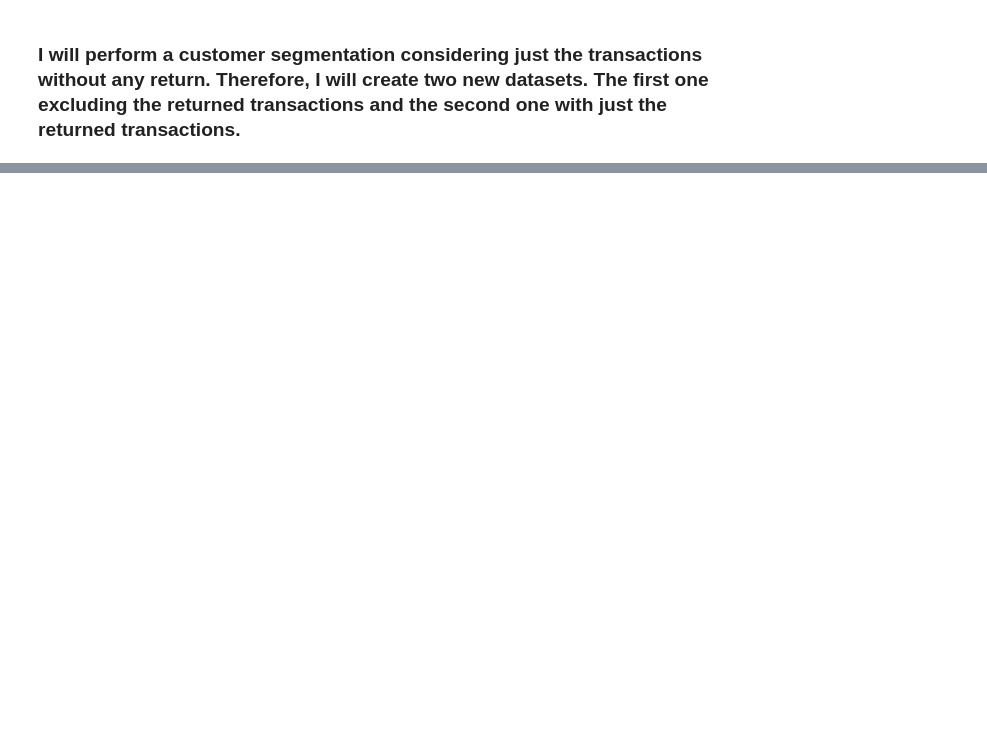
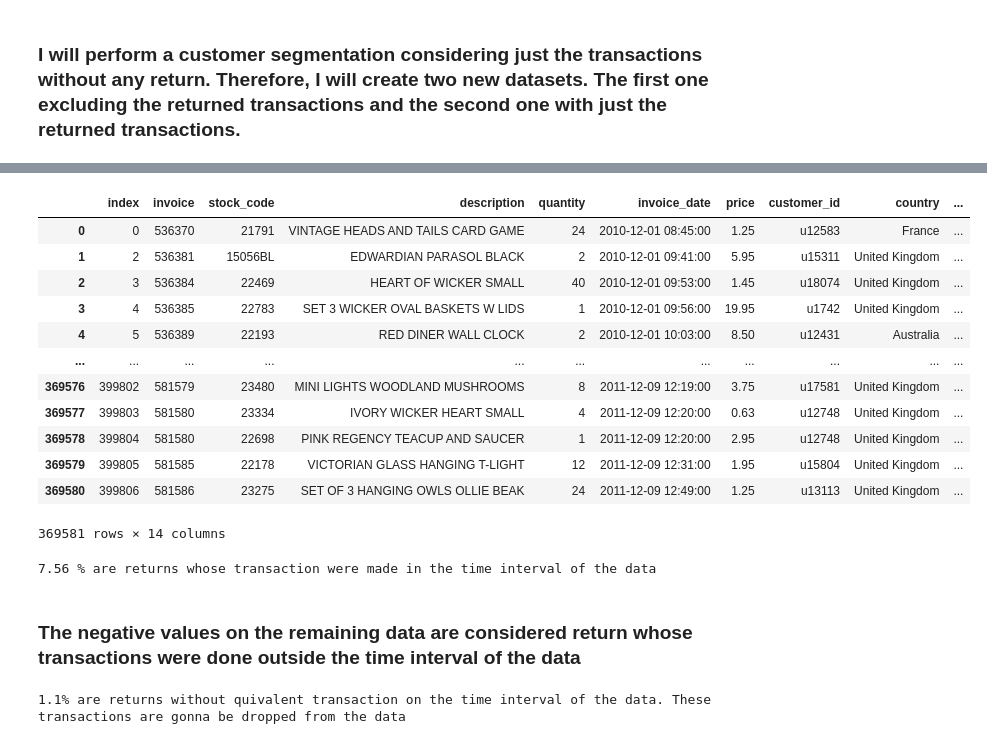
Before and after one commit to adriannaluz/data-analysis_portfolio, a Jupyter notebook: customer_segmentation/notebooks/EDA.ipynb, the cells around one changed output, grey strips where cells are left out. Cells and saved outputs as stored; diff of their text form; code cells hidden in the pictures; blank space fills up the shorter version.

Commit message:
dividing data on returns and transactions

```diff
--- a/customer_segmentation/notebooks/EDA.ipynb
+++ b/customer_segmentation/notebooks/EDA.ipynb
@@ -396,0 +286,8 @@ ot[ot['customer_id'].isin(custid_return.index)]
+# %%
+# Grouping the data by customer and stock code to get the transactions with their returns
+invoice_list = ot.groupby(['customer_id', 'stock_code']).agg({'invoice': list, 'quantity': 'sum'})
+invoice_list = invoice_list[ot.groupby(['customer_id', 'stock_code'])['quantity'].sum() <= 0].reset_index()
+# %%
+invoice_idx = []
+[invoice_idx.extend(ids) for ids in invoice_list['invoice']]
+invoice_idx
@@ -396,0 +312,25 @@ ot[ot['customer_id'].isin(custid_return.index)]
+# %%
+returns = ot[ot['invoice'].isin(invoice_idx)]
+# %%
+# Dataset without returns
+online_trans = ot.drop(returns.index, axis=0).reset_index()
+# %%
+online_trans
+# %% [output]
+|  | index | invoice | stock_code | description | quantity | invoice_date | price | customer_id | country | ... |
+| 0 | 0 | 536370 | 21791 | VINTAGE HEADS AND TAILS CARD GAME | 24 | 2010-12-01 08:45:00 | 1.25 | u12583 | France | ... |
+| 1 | 2 | 536381 | 15056BL | EDWARDIAN PARASOL BLACK | 2 | 2010-12-01 09:41:00 | 5.95 | u15311 | United Kingdom | ... |
+| 2 | 3 | 536384 | 22469 | HEART OF WICKER SMALL | 40 | 2010-12-01 09:53:00 | 1.45 | u18074 | United Kingdom | ... |
+| 3 | 4 | 536385 | 22783 | SET 3 WICKER OVAL BASKETS W LIDS | 1 | 2010-12-01 09:56:00 | 19.95 | u1742 | United Kingdom | ... |
+| 4 | 5 | 536389 | 22193 | RED DINER WALL CLOCK | 2 | 2010-12-01 10:03:00 | 8.50 | u12431 | Australia | ... |
+| ... | ... | ... | ... | ... | ... | ... | ... | ... | ... | ... |
+| 369576 | 399802 | 581579 | 23480 | MINI LIGHTS WOODLAND MUSHROOMS | 8 | 2011-12-09 12:19:00 | 3.75 | u17581 | United Kingdom | ... |
+| 369577 | 399803 | 581580 | 23334 | IVORY WICKER HEART SMALL | 4 | 2011-12-09 12:20:00 | 0.63 | u12748 | United Kingdom | ... |
+| 369578 | 399804 | 581580 | 22698 | PINK REGENCY TEACUP AND SAUCER | 1 | 2011-12-09 12:20:00 | 2.95 | u12748 | United Kingdom | ... |
+| 369579 | 399805 | 581585 | 22178 | VICTORIAN GLASS HANGING T-LIGHT | 12 | 2011-12-09 12:31:00 | 1.95 | u15804 | United Kingdom | ... |
+| 369580 | 399806 | 581586 | 23275 | SET OF 3 HANGING OWLS OLLIE BEAK | 24 | 2011-12-09 12:49:00 | 1.25 | u13113 | United Kingdom | ... |
+369581 rows × 14 columns
+# %%
+print(f"{round((ot.shape[0] - online_trans.shape[0]) * 100 / ot.shape[0], 2)} % are returns whose transaction were made in the time interval of the data")
+# %% [output]
+7.56 % are returns whose transaction were made in the time interval of the data
@@ -396,0 +340,6 @@ ot[ot['customer_id'].isin(custid_return.index)]
+# %% [markdown]
+### The negative values on the remaining data are considered return whose transactions were done outside the time interval of the data
+# %%
+print(f"{round(retunr_wt_trans.shape[0] * 100 / ot.shape[0], 2)}% are returns without quivalent transaction on the time interval of the data. These transactions are gonna be dropped from the data")
+# %% [output]
+1.1% are returns without quivalent transaction on the time interval of the data. These transactions are gonna be dropped from the data
```
Also changed, not shown: parts of 22 cells of this notebook.
